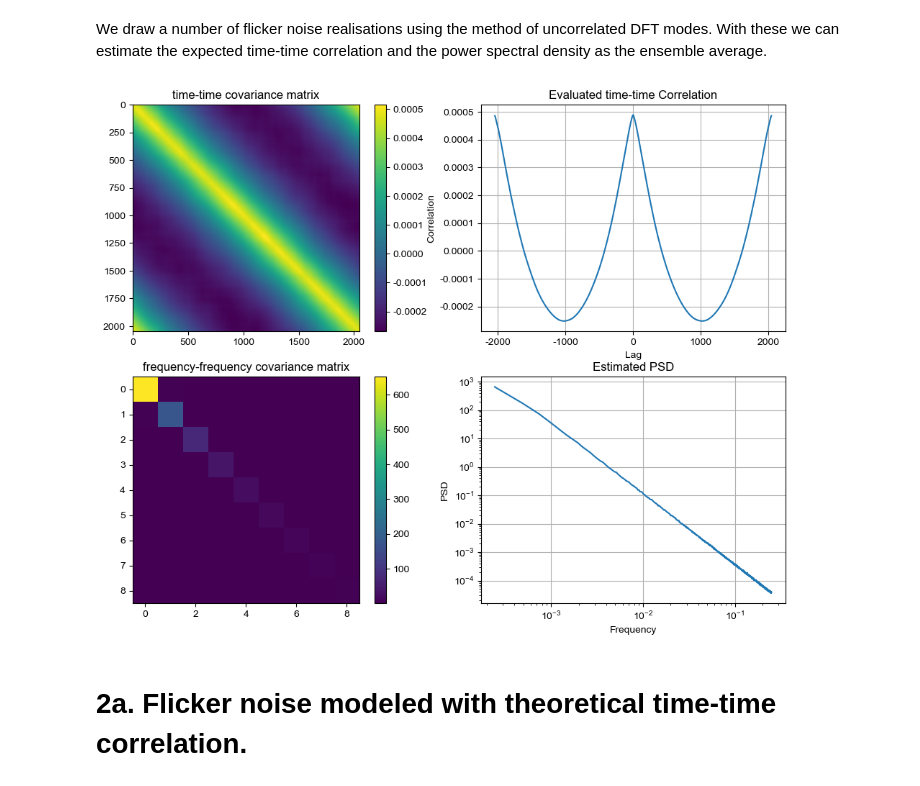
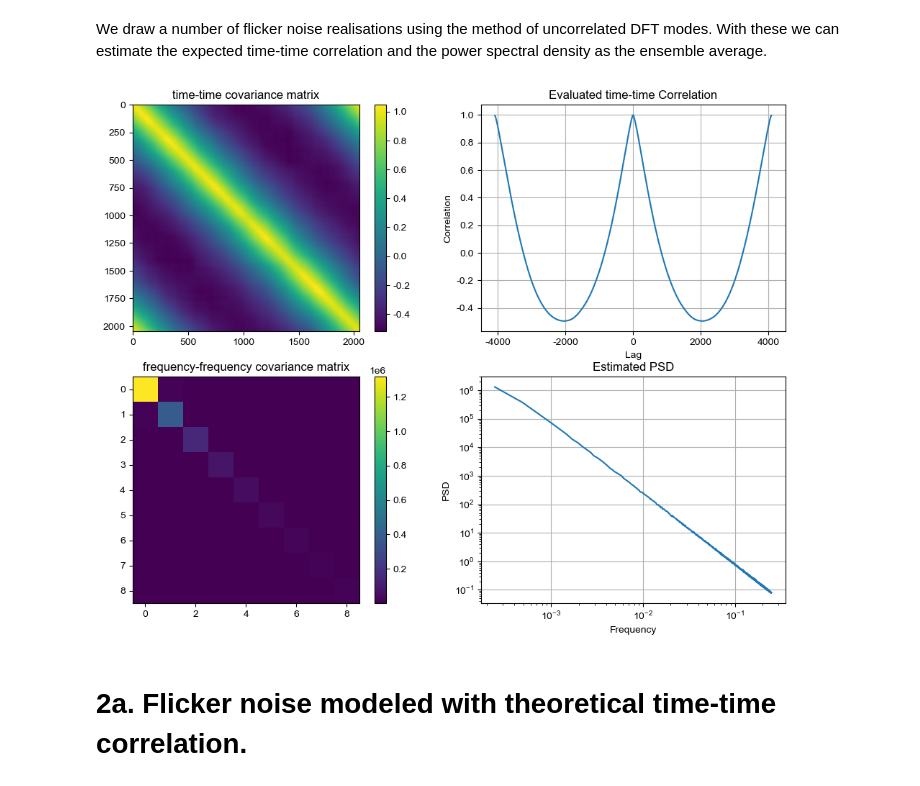
Before and after one commit to zzhang0123/hydra-tod, a Jupyter notebook: demonstration.ipynb, the cells around one changed output. Saved outputs shown, nothing was run; the diff lists cells and outputs as text; code cells hidden in the pictures.

```diff
--- a/demonstration.ipynb
+++ b/demonstration.ipynb
@@ -52,6 +47,10 @@ for i in range(nsamples):
     cov_matrix += np.outer(time_series, time_series)
 
 cov_matrix /= nsamples
+
+# Normalize the covariance matrix using the average of the diagonal elements
+norm = np.mean(np.diag(cov_matrix))
+cov_matrix /= norm
 
 corr_simu = np.zeros(2*ntime-1)
 
@@ -68,35 +67,35 @@ plt.imshow(cov_matrix)
 plt.colorbar()
 plt.title('time-time covariance matrix')
 
 
 cov_matrix_fft = cov_conjugate(cov_matrix, time_to_freq=True)
 plt.subplot(223)
 plt.imshow(np.abs(cov_matrix_fft)[1:10,1:10])
 #plt.xscale('log')
 #plt.yscale('log')
 plt.title('frequency-frequency covariance matrix')
 #set log-scale colorbar
 plt.colorbar()
 
 
 plt.subplot(222)
-lags = np.arange(-ntime+1, ntime)
+lags = np.arange(-ntime+1, ntime)*dtime
 plt.plot(lags, corr_simu, label='Simulated Correlation')
 plt.xlabel('Lag')
 plt.ylabel('Correlation')
 plt.title('Evaluated time-time Correlation')
 plt.grid(True)
 
 plt.subplot(224)
 plt.plot(fft_freqs[1:ntime//2], np.diag(cov_matrix_fft)[1:ntime//2], label='estimated PSD')
 plt.xlabel('Frequency')
 plt.ylabel('PSD')
 plt.yscale('log')
 plt.xscale('log')
 plt.title('Estimated PSD')
 plt.grid(True)
 # %% [output]
-[figure, old version]
+[figure, new version]
 # %% [markdown]
 # **2a**. Flicker noise modeled with theoretical time-time correlation.
 # %%
```
Also changed, not shown: parts of 14 cells of this notebook, 35 other files.
